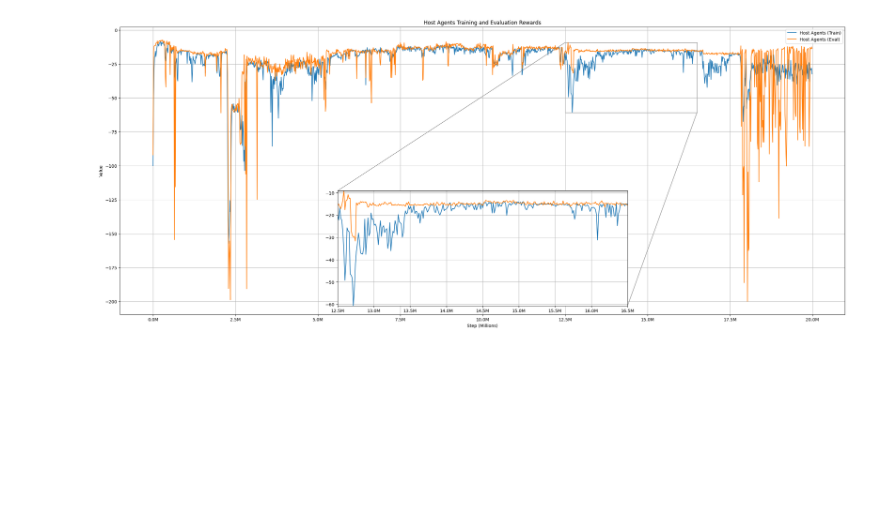
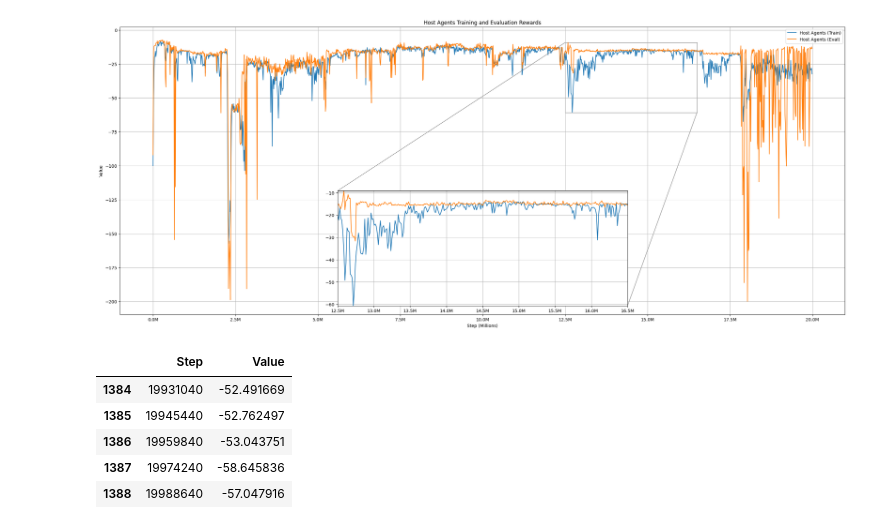
Before and after one commit to RMC-AIvsAI/CyMARL-CommFormer, a Jupyter notebook: commformer_experiment_analysis.ipynb, the cells around one changed output. Cells and saved outputs as stored; diff of their text form; code cells hidden in the pictures; blank space fills up the shorter version.

```diff
--- a/commformer_experiment_analysis.ipynb
+++ b/commformer_experiment_analysis.ipynb
@@ -535,0 +542,9 @@ plt.show()
+# %%
+df_host_agents_run.tail()
+# %% [output]
+|  | Step | Value |
+| 1384 | 19931040 | -52.491669 |
+| 1385 | 19945440 | -52.762497 |
+| 1386 | 19959840 | -53.043751 |
+| 1387 | 19974240 | -58.645836 |
+| 1388 | 19988640 | -57.047916 |
```
Also changed, not shown: parts of 8 cells of this notebook, 1 other file.
